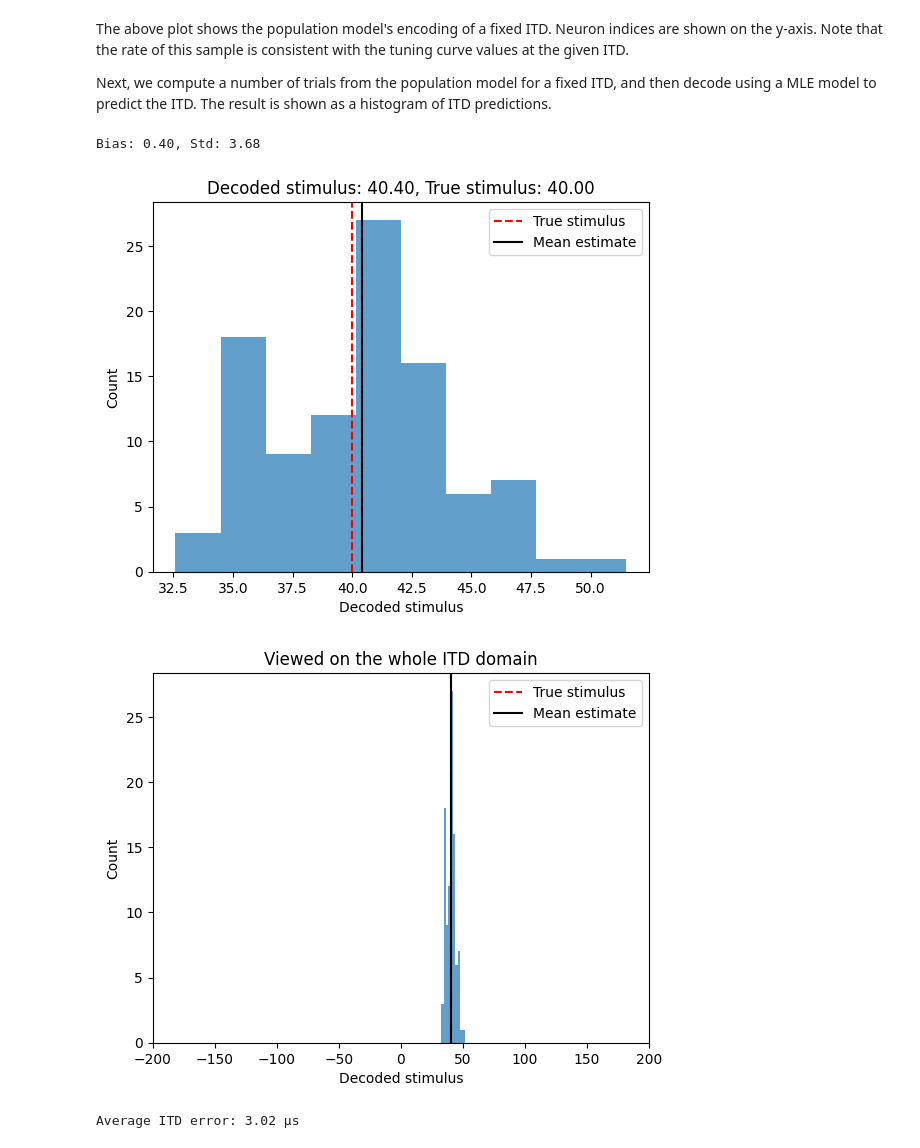
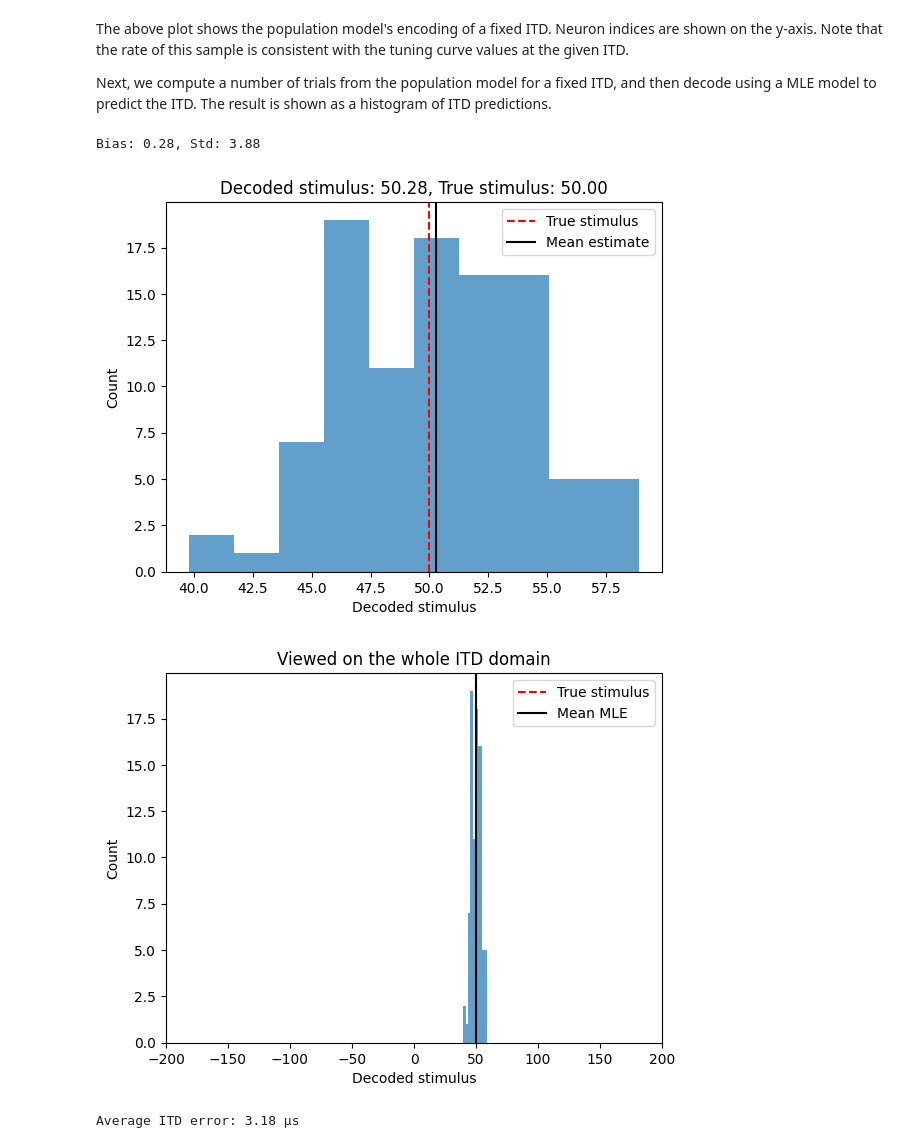
Before and after one commit to jmrfox/neurostatsmodels, a Jupyter notebook: notebooks/itd_information.ipynb, the cells around one changed output. Drawn from its saved outputs; the diff is of its cells as text; code cells hidden in the pictures.

```diff
--- a/notebooks/itd_information.ipynb
+++ b/notebooks/itd_information.ipynb
@@ -162,47 +165,49 @@ from neurostatsmodels.populations import GaussianTunedPopulation
 # Create population
 pop = GaussianTunedPopulation(n_neurons=10, reference_rate=50.0, reference_sigma=30.0)
 pop.set_means_uniform(np.linspace(-200, 200, 100))
-pop.set_sigmas(50.0)
+pop.set_sigmas(30.0)
 pop.set_spontaneous_rates(2.0)
 pop.set_refractory_periods(0.01)
 
 # Generate spikes at true stimulus = 0 (returns TsGroup)
-true_stimulus = 40.0
-spikes = pop.generate_spikes(true_stimulus, duration=3.0, n_trials=100)
+true_stimulus = 50.0
+spikes = pop.generate_spikes(true_stimulus, duration=1.0, n_trials=100)
 # Decode each trial using new API (no duration parameter)
 s_hat = pop.decode_mle(spikes)
 
 # Analyze bias and spread
 bias = np.mean(s_hat) - true_stimulus
 std = np.std(s_hat)
 print(f"Bias: {bias:.2f}, Std: {std:.2f}")
 
+n_bins = np.sqrt(len(s_hat)).astype(int)
+
 # Plot histogram
-plt.hist(s_hat, bins=10, alpha=0.7)
-plt.axvline(true_stimulus, color='r', linestyle='--', label='True stimulus')
-plt.axvline(np.mean(s_hat), color='k', linestyle='-', label='Mean estimate')
-plt.xlabel('Decoded stimulus')
-plt.ylabel('Count')
+plt.hist(s_hat, bins=n_bins, alpha=0.7)
+plt.axvline(true_stimulus, color="r", linestyle="--", label="True stimulus")
+plt.axvline(np.mean(s_hat), color="k", linestyle="-", label="Mean estimate")
+plt.xlabel("Decoded stimulus")
+plt.ylabel("Count")
 plt.legend()
 plt.title(f"Decoded stimulus: {np.mean(s_hat):.2f}, True stimulus: {true_stimulus:.2f}")
 plt.show()
 
-# zoom in
-plt.hist(s_hat, bins=10, alpha=0.7)
+# zoom out
+plt.hist(s_hat, bins=n_bins, alpha=0.7)
 plt.axvline(true_stimulus, color="r", linestyle="--", label="True stimulus")
-plt.axvline(np.mean(s_hat), color="k", linestyle="-", label="Mean estimate")
+plt.axvline(np.mean(s_hat), color="k", linestyle="-", label="Mean MLE")
 plt.xlabel("Decoded stimulus")
 plt.ylabel("Count")
 plt.legend()
 plt.title(f"Viewed on the whole ITD domain")
 plt.xlim(-200, 200)
 plt.show()
 
 # print average error
 print(f"Average ITD error: {np.mean(np.abs(s_hat - true_stimulus)):.2f} µs")
 # %% [output]
-Bias: 0.40, Std: 3.68
+Bias: 0.28, Std: 3.88
-[figure, old version]
+[figure, new version]
-[figure, old version]
+[figure, new version]
-Average ITD error: 3.02 µs
+Average ITD error: 3.18 µs
 # %% [markdown]
```
Also changed, not shown: parts of 10 cells of this notebook, 4 other files.
